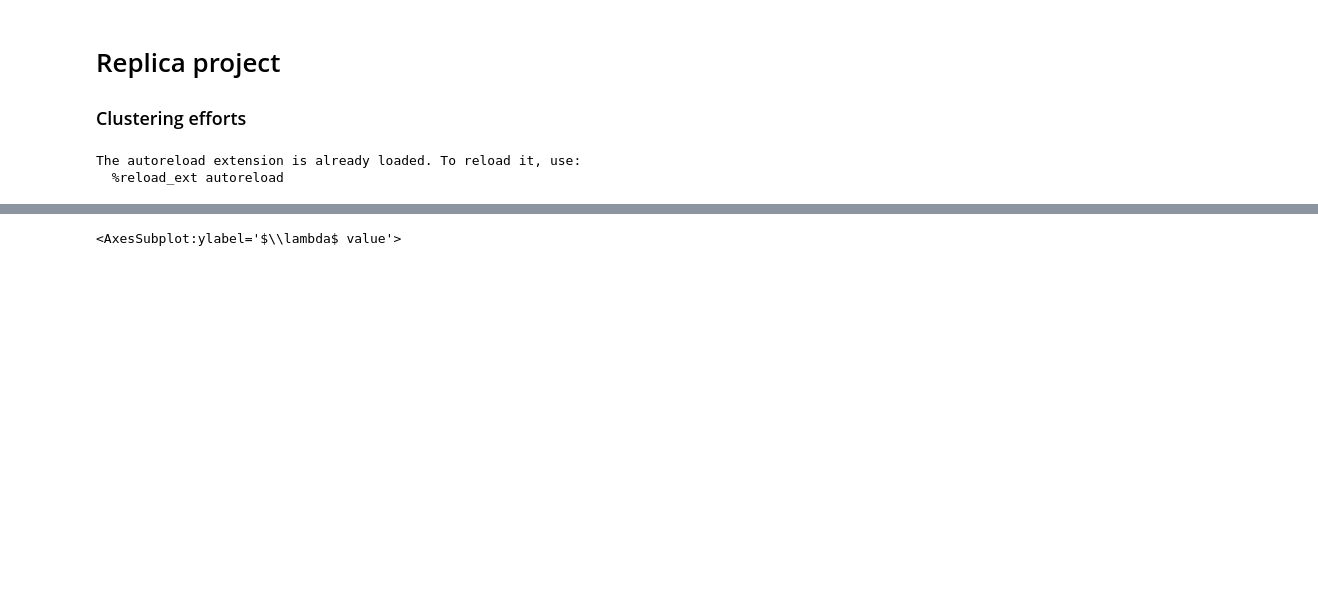
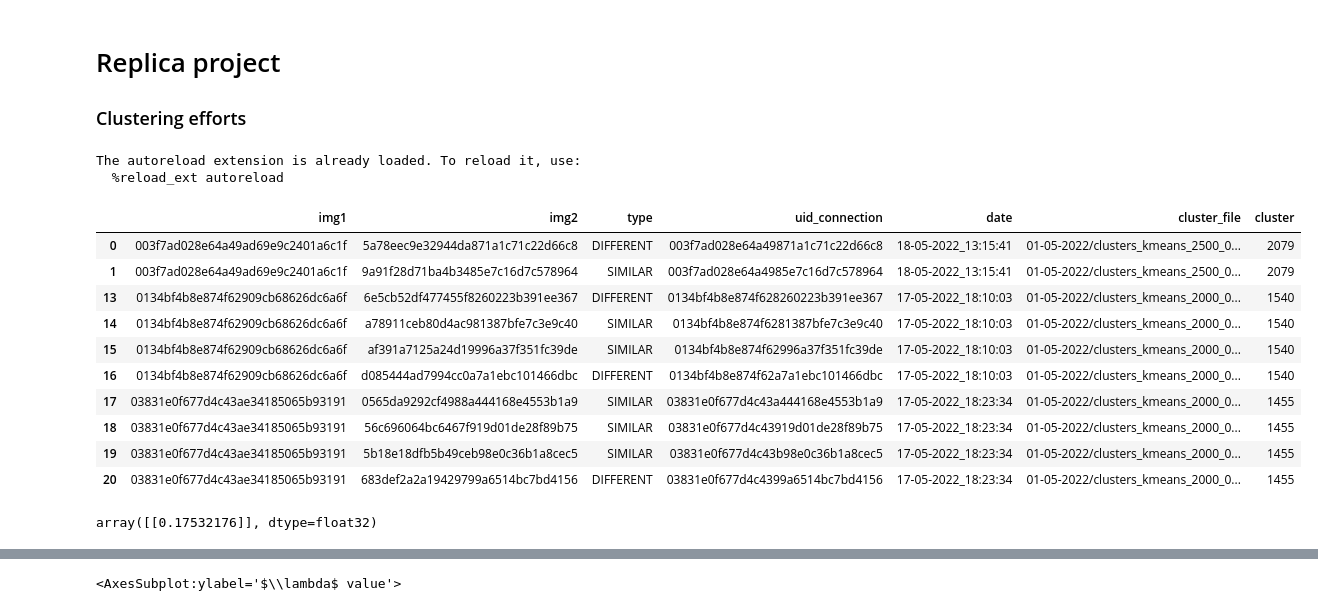
Before and after one commit to ludovicaschaerf/Cini_TDA, a Jupyter notebook: notebooks/Clustering.ipynb, the cells around one changed output, grey strips where cells are left out. Drawn from its saved outputs; the diff is of its cells as text; code cells hidden in the pictures; blank space fills up the shorter version.

```diff
--- a/notebooks/Clustering.ipynb
+++ b/notebooks/Clustering.ipynb
@@ -54,3 +56,32 @@ data_file = 'data_sample_0.csv'
 embeds_file = '01-05-2022/resnext-101_epoch_901-05-2022_19%3A45%3A03.npy'
 map_file = '01-05-2022/map2pos.pkl'
 cluster_file = '01-05-2022/clusters_'+type_clustering+'_'+str(dist)+'_01-05-2022_19.pkl'
+# %%
+morpho = pd.read_csv(data_dir + 'morphograph_clusters.csv')
+embeds = np.load(data_dir + embeds_file, allow_pickle=True)
+
+morpho[morpho['type'].isin(['SIMILAR', 'DIFFERENT'])].head(10)
+# %% [output]
+|  | img1 | img2 | type | uid_connection | date | cluster_file | cluster |
+| 0 | 003f7ad028e64a49ad69e9c2401a6c1f | 5a78eec9e32944da871a1c71c22d66c8 | DIFFERENT | 003f7ad028e64a49871a1c71c22d66c8 | 18-05-2022_13:15:41 | 01-05-2022/clusters_kmeans_2500_0... | 2079 |
+| 1 | 003f7ad028e64a49ad69e9c2401a6c1f | 9a91f28d71ba4b3485e7c16d7c578964 | SIMILAR | 003f7ad028e64a4985e7c16d7c578964 | 18-05-2022_13:15:41 | 01-05-2022/clusters_kmeans_2500_0... | 2079 |
+| 13 | 0134bf4b8e874f62909cb68626dc6a6f | 6e5cb52df477455f8260223b391ee367 | DIFFERENT | 0134bf4b8e874f628260223b391ee367 | 17-05-2022_18:10:03 | 01-05-2022/clusters_kmeans_2000_0... | 1540 |
+| 14 | 0134bf4b8e874f62909cb68626dc6a6f | a78911ceb80d4ac981387bfe7c3e9c40 | SIMILAR | 0134bf4b8e874f6281387bfe7c3e9c40 | 17-05-2022_18:10:03 | 01-05-2022/clusters_kmeans_2000_0... | 1540 |
+| 15 | 0134bf4b8e874f62909cb68626dc6a6f | af391a7125a24d19996a37f351fc39de | SIMILAR | 0134bf4b8e874f62996a37f351fc39de | 17-05-2022_18:10:03 | 01-05-2022/clusters_kmeans_2000_0... | 1540 |
+| 16 | 0134bf4b8e874f62909cb68626dc6a6f | d085444ad7994cc0a7a1ebc101466dbc | DIFFERENT | 0134bf4b8e874f62a7a1ebc101466dbc | 17-05-2022_18:10:03 | 01-05-2022/clusters_kmeans_2000_0... | 1540 |
+| 17 | 03831e0f677d4c43ae34185065b93191 | 0565da9292cf4988a444168e4553b1a9 | SIMILAR | 03831e0f677d4c43a444168e4553b1a9 | 17-05-2022_18:23:34 | 01-05-2022/clusters_kmeans_2000_0... | 1455 |
+| 18 | 03831e0f677d4c43ae34185065b93191 | 56c696064bc6467f919d01de28f89b75 | SIMILAR | 03831e0f677d4c43919d01de28f89b75 | 17-05-2022_18:23:34 | 01-05-2022/clusters_kmeans_2000_0... | 1455 |
+| 19 | 03831e0f677d4c43ae34185065b93191 | 5b18e18dfb5b49ceb98e0c36b1a8cec5 | SIMILAR | 03831e0f677d4c43b98e0c36b1a8cec5 | 17-05-2022_18:23:34 | 01-05-2022/clusters_kmeans_2000_0... | 1455 |
+| 20 | 03831e0f677d4c43ae34185065b93191 | 683def2a2a19429799a6514bc7bd4156 | DIFFERENT | 03831e0f677d4c4399a6514bc7bd4156 | 17-05-2022_18:23:34 | 01-05-2022/clusters_kmeans_2000_0... | 1455 |
+# %%
+img1 = '05f5c4e0325f40019eeb0bb542c1f692'
+img2 = '14a738ba9b91454a997738105ccf5c9b'
+img3 = '5a889994248f4f67ad62057ceab2297d'
+
+img1 = '03831e0f677d4c43ae34185065b93191'
+img2 = '5b18e18dfb5b49ceb98e0c36b1a8cec5'
+img3 = '683def2a2a19429799a6514bc7bd4156'
+
+sklearn.metrics.pairwise.cosine_distances(embeds[embeds[:,0] == img1][0][1].reshape(1, -1), embeds[embeds[:,0] == img3][0][1].reshape(1, -1))
+# %% [output]
+array([[0.17532176]], dtype=float32)
```
Also changed, not shown: parts of 6 cells of this notebook, 6 other files.
